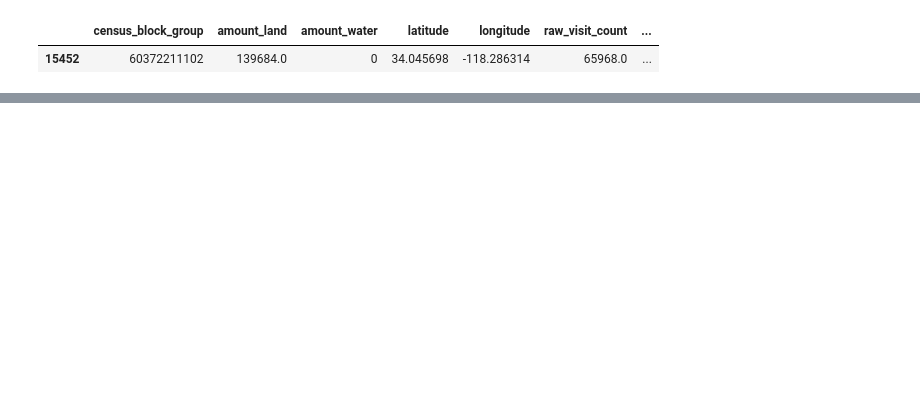
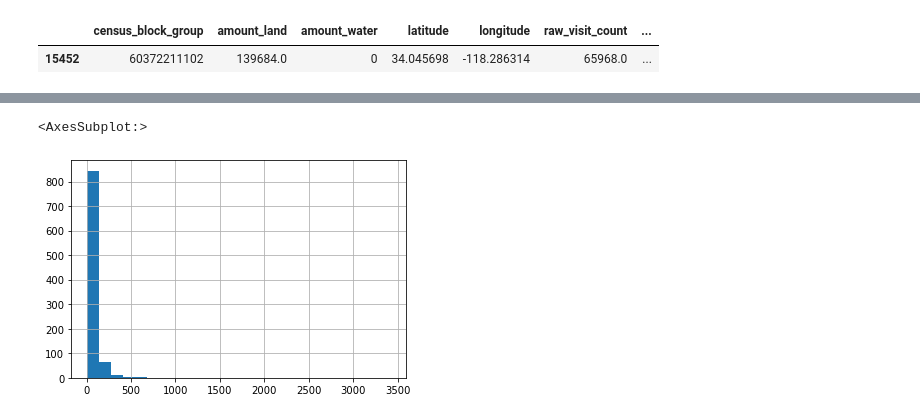
Before and after one commit to swami84/rest_review_nlp, a Jupyter notebook: notebooks/CBG_Restaurant_Compile.ipynb, the cells around one changed output, grey strips where cells are left out. Drawn from its saved outputs; the diff is of its cells as text; code cells hidden in the pictures; blank space fills up the shorter version.

Commit message:
added reviews and rest in cbg

```diff
--- a/notebooks/CBG_Restaurant_Compile.ipynb
+++ b/notebooks/CBG_Restaurant_Compile.ipynb
@@ -176,0 +157,6 @@ pd.read_json('./data/outputs/cbg_restaurants/60014031001_radius-332m.json')
+# %%
+df = pd.read_json('../data/outputs/reviews/10890021003_ChIJNRYaQ5lsYogRKbgbcK2R52w.json')
+
+df = df.replace('', np.nan)
+df['rev_length'] = df['caption'].str.len()
+df.isna().sum()
@@ -176,0 +176,5 @@ pd.read_json('./data/outputs/cbg_restaurants/60014031001_radius-332m.json')
+# %%
+df['rev_length'].hist(bins=25)
+# %% [output]
+<AxesSubplot:>
+[figure, added]
```
Also changed, not shown: parts of 4 cells of this notebook, 29 other files.
